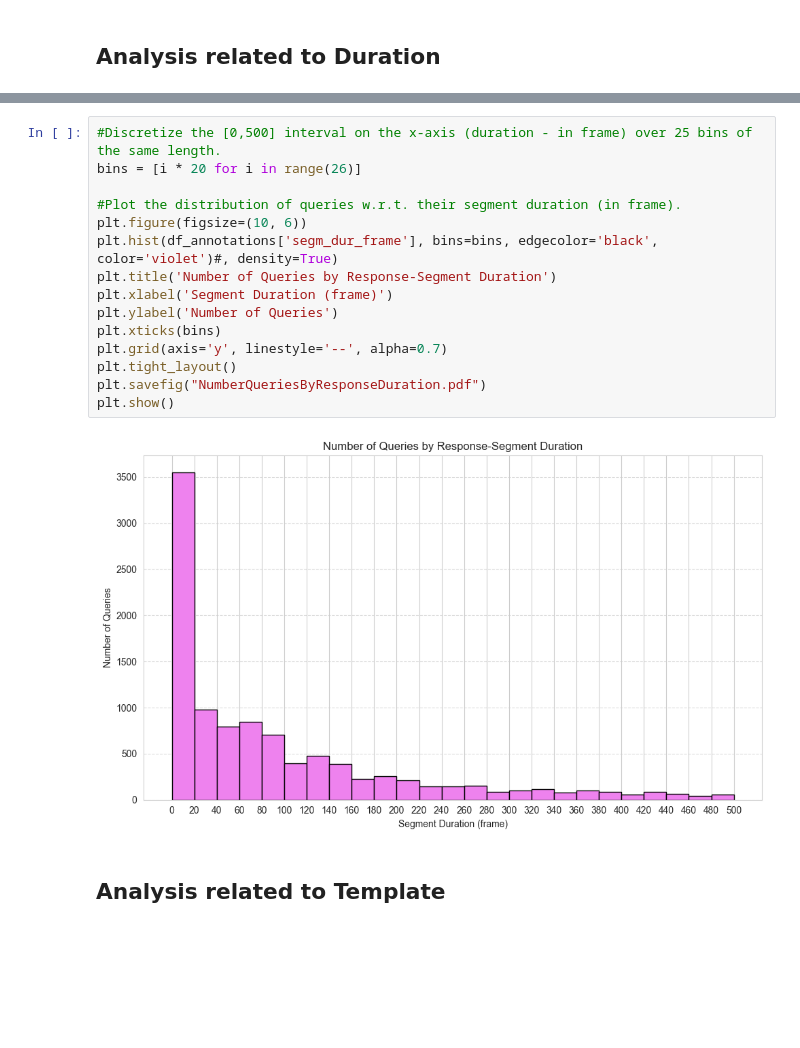
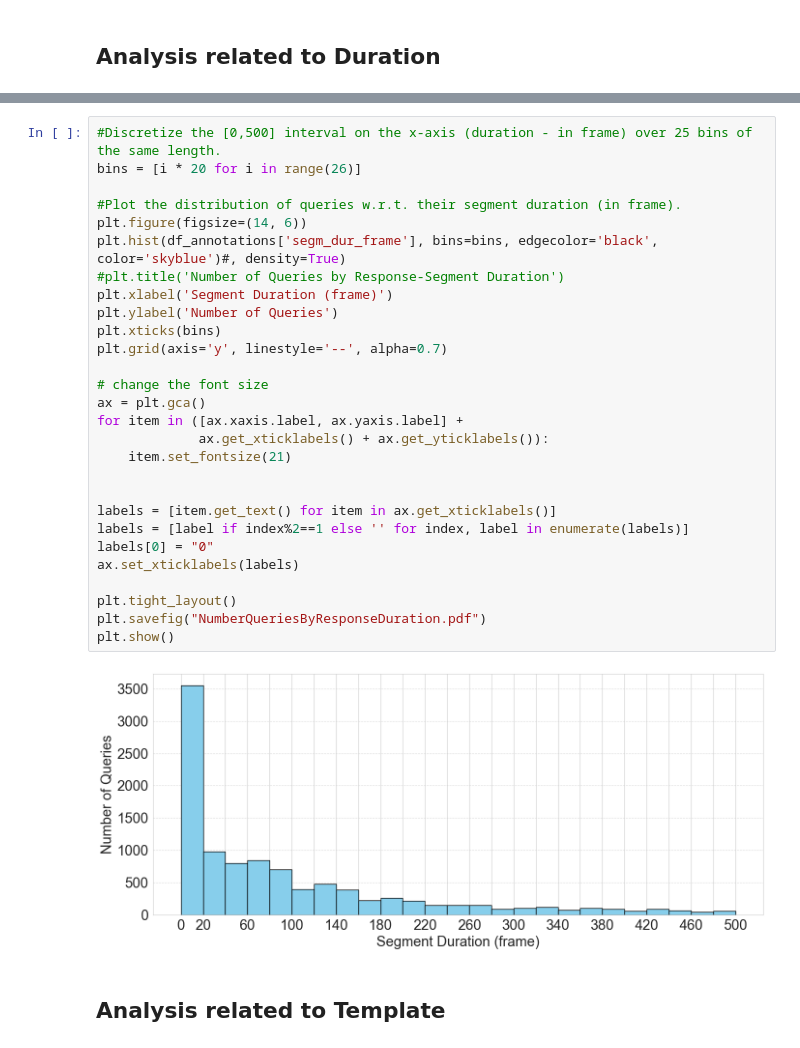
Before and after one commit to annalisa-belloni/episodic-memory, a Jupyter notebook: notebooks/analysis_annotations.ipynb, the cells around one changed output, grey strips where cells are left out. Cells and saved outputs as stored; diff of their text form; blank space fills up the shorter version.

Commit message:
feat: change font size some plots

```diff
--- a/notebooks/analysis_annotations.ipynb
+++ b/notebooks/analysis_annotations.ipynb
@@ -253,20 +253,33 @@ plt.show()
 # %%
 #Discretize the [0,500] interval on the x-axis (duration - in frame) over 25 bins of the same length.
 bins = [i * 20 for i in range(26)]
 
 #Plot the distribution of queries w.r.t. their segment duration (in frame).
-plt.figure(figsize=(10, 6))
-plt.hist(df_annotations['segm_dur_frame'], bins=bins, edgecolor='black', color='violet')#, density=True)
-plt.title('Number of Queries by Response-Segment Duration')
+plt.figure(figsize=(14, 6))
+plt.hist(df_annotations['segm_dur_frame'], bins=bins, edgecolor='black', color='skyblue')#, density=True)
+#plt.title('Number of Queries by Response-Segment Duration')
 plt.xlabel('Segment Duration (frame)')
 plt.ylabel('Number of Queries')
 plt.xticks(bins)
 plt.grid(axis='y', linestyle='--', alpha=0.7)
+
+# change the font size
+ax = plt.gca()
+for item in ([ax.xaxis.label, ax.yaxis.label] +
+             ax.get_xticklabels() + ax.get_yticklabels()):
+    item.set_fontsize(21)
+
+
+labels = [item.get_text() for item in ax.get_xticklabels()]
+labels = [label if index%2==1 else '' for index, label in enumerate(labels)]
+labels[0] = "0"
+ax.set_xticklabels(labels)
+
 plt.tight_layout()
 plt.savefig("NumberQueriesByResponseDuration.pdf")
 plt.show()
 # %% [output]
-[figure, old version]
+[figure, new version]
 # %% [markdown]
 ## Analysis related to Template
 # %%
```
Also changed, not shown: parts of 11 cells of this notebook.
